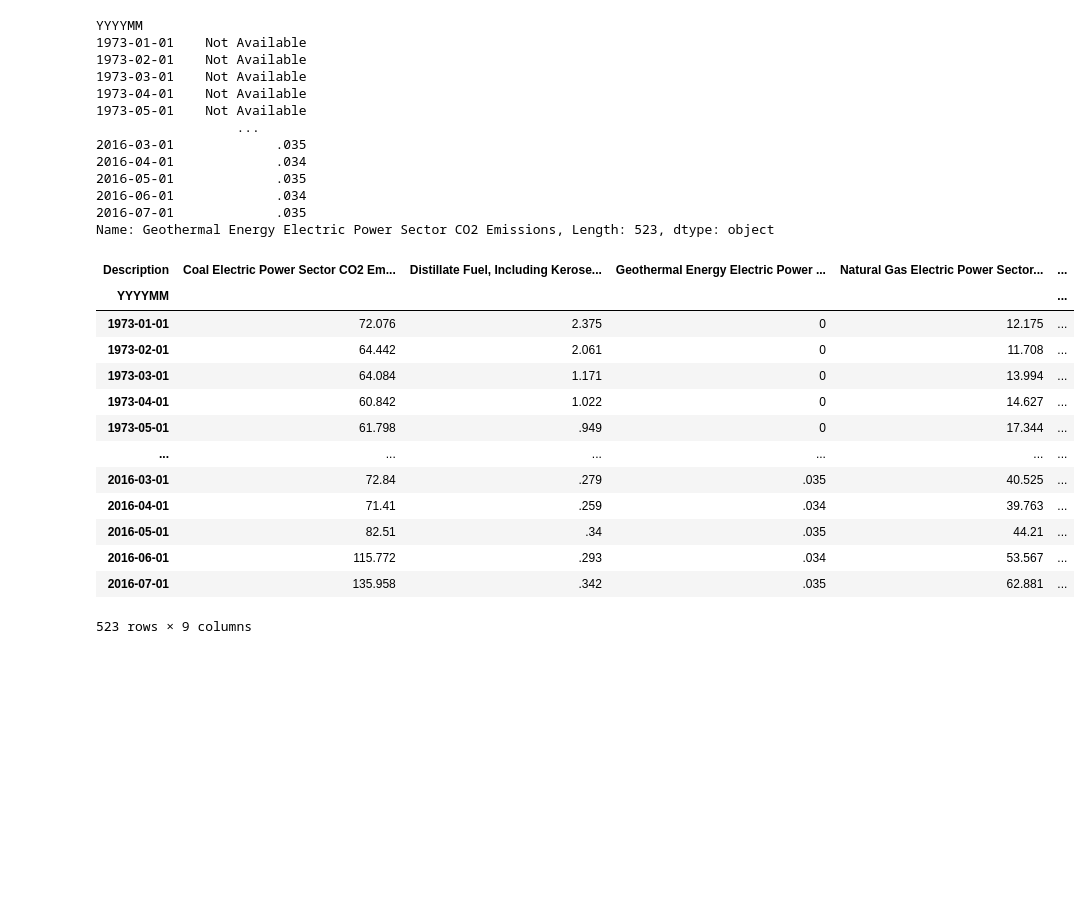
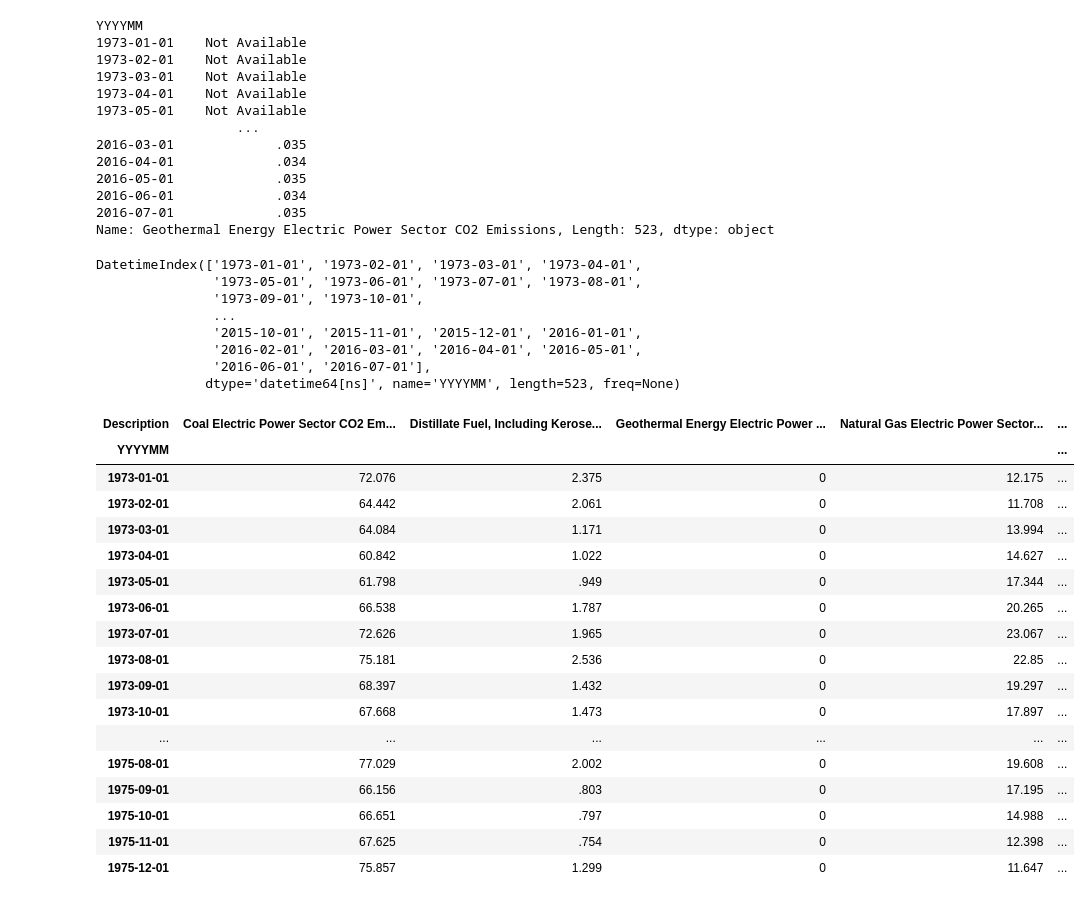
Before and after one commit to UPstartDeveloper/climate-change-analysis, a Jupyter notebook: analysis.ipynb, the cells around one changed output. Drawn from its saved outputs; the diff is of its cells as text; code cells hidden in the pictures; blank space fills up the shorter version.

```diff
--- a/analysis.ipynb
+++ b/analysis.ipynb
@@ -704,19 +708,41 @@ for i, v in new_df['Geothermal Energy Electric Power Sector CO2 Emissions'].iter
 
 new_df['Geothermal Energy Electric Power Sector CO2 Emissions'] = values
 # %%
-new_df
+new_df.index
 # %% [output]
-| Description | Coal Electric Power Sector CO2 Em... | Distillate Fuel, Including Kerose... | Geothermal Energy Electric Power ... | Natural Gas Electric Power Sector... | ... |
-| YYYYMM |  |  |  |  | ... |
-| 1973-01-01 | 72.076 | 2.375 | 0 | 12.175 | ... |
-| 1973-02-01 | 64.442 | 2.061 | 0 | 11.708 | ... |
-| 1973-03-01 | 64.084 | 1.171 | 0 | 13.994 | ... |
-| 1973-04-01 | 60.842 | 1.022 | 0 | 14.627 | ... |
-| 1973-05-01 | 61.798 | .949 | 0 | 17.344 | ... |
-| ... | ... | ... | ... | ... | ... |
-| 2016-03-01 | 72.84 | .279 | .035 | 40.525 | ... |
-| 2016-04-01 | 71.41 | .259 | .034 | 39.763 | ... |
-| 2016-05-01 | 82.51 | .34 | .035 | 44.21 | ... |
-| 2016-06-01 | 115.772 | .293 | .034 | 53.567 | ... |
-| 2016-07-01 | 135.958 | .342 | .035 | 62.881 | ... |
-523 rows × 9 columns
+DatetimeIndex(['1973-01-01', '1973-02-01', '1973-03-01', '1973-04-01',
+               '1973-05-01', '1973-06-01', '1973-07-01', '1973-08-01',
+               '1973-09-01', '1973-10-01',
+               ...
+               '2015-10-01', '2015-11-01', '2015-12-01', '2016-01-01',
+               '2016-02-01', '2016-03-01', '2016-04-01', '2016-05-01',
+               '2016-06-01', '2016-07-01'],
+              dtype='datetime64[ns]', name='YYYYMM', length=523, freq=None)
+# %%
+import datetime
+
+selected_date_range = new_df[
+        (new_df.index >= datetime.datetime(1973, 1, 1)) &
+        (new_df.index <= datetime.datetime(1975, 12, 31))
+    ]
+# %%
+selected_date_range
+# %% [output]
+| Description | Coal Electric Power Sector CO2 Em... | Distillate Fuel, Including Kerose... | Geothermal Energy Electric Power ... | Natural Gas Electric Power Sector... | ... |
+| YYYYMM |  |  |  |  | ... |
+| 1973-01-01 | 72.076 | 2.375 | 0 | 12.175 | ... |
+| 1973-02-01 | 64.442 | 2.061 | 0 | 11.708 | ... |
+| 1973-03-01 | 64.084 | 1.171 | 0 | 13.994 | ... |
+| 1973-04-01 | 60.842 | 1.022 | 0 | 14.627 | ... |
+| 1973-05-01 | 61.798 | .949 | 0 | 17.344 | ... |
+| 1973-06-01 | 66.538 | 1.787 | 0 | 20.265 | ... |
+| 1973-07-01 | 72.626 | 1.965 | 0 | 23.067 | ... |
+| 1973-08-01 | 75.181 | 2.536 | 0 | 22.85 | ... |
+| 1973-09-01 | 68.397 | 1.432 | 0 | 19.297 | ... |
+| 1973-10-01 | 67.668 | 1.473 | 0 | 17.897 | ... |
+| ... | ... | ... | ... | ... | ... |
+| 1975-08-01 | 77.029 | 2.002 | 0 | 19.608 | ... |
+| 1975-09-01 | 66.156 | .803 | 0 | 17.195 | ... |
+| 1975-10-01 | 66.651 | .797 | 0 | 14.988 | ... |
+| 1975-11-01 | 67.625 | .754 | 0 | 12.398 | ... |
+| 1975-12-01 | 75.857 | 1.299 | 0 | 11.647 | ... |
```
Also changed, not shown: parts of 4 cells of this notebook, 2 other files.
